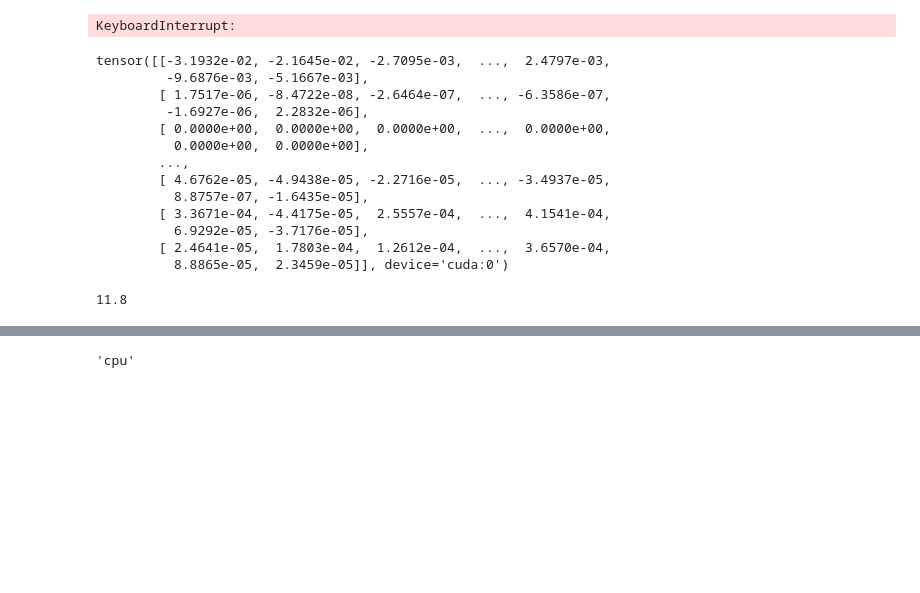
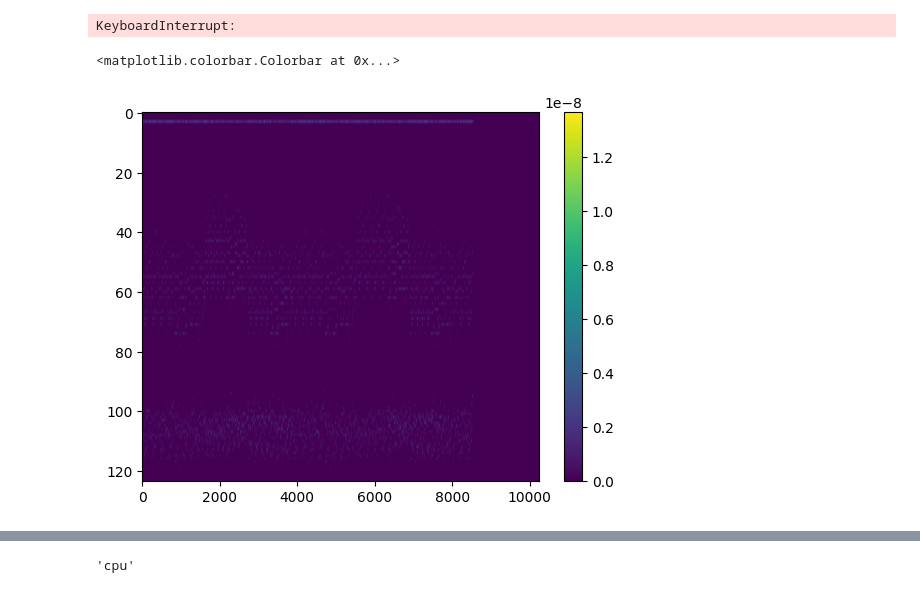
Before and after one commit to eri24816/piano-music-gen, a Jupyter notebook: test_pianoroll.ipynb, the cells around one changed output, grey strips where cells are left out. Cells and saved outputs as stored; diff of their text form; code cells hidden in the pictures; blank space fills up the shorter version.

```diff
--- a/test_pianoroll.ipynb
+++ b/test_pianoroll.ipynb
@@ -71,7 +58,7 @@ class LocalMultiHeadAttention(nn.Module):
         assert dim % heads == 0, 'dimension must be divisible by number of heads'
         self.heads = heads
         self.to_qkv = nn.Linear(dim, dim * 3, bias = False)
-        self.local_attn = LocalAttention(dim = dim // heads, window_size = window_size, causal = causal, dropout = dropout)
+        self.local_attn = LocalAttention(dim = dim // heads, window_size = window_size, causal = causal, dropout = dropout, autopad=True)
 
     def forward(self, x, mask = None):
         B, L, D = x.shape
@@ -121,6 +108,8 @@ class SelectiveAttnTransformer(nn.Module):
     def __init__(self, vocab_size, segment_len, dim = 256):
         super().__init__()
 
+        self.segment_len = segment_len
+
         self.binary_pe_dim = 5
         self.sinusoidal_pe_dim = 123
         self.token_embedding = nn.Embedding(vocab_size, dim)
@@ -135,6 +124,7 @@ class SelectiveAttnTransformer(nn.Module):
         self.out_linear = nn.Linear(dim, vocab_size)
 
     def forward(self, x, pos):
+        B, L = x.shape
         # x: B, L
         # pos: B, L+1
         x = self.token_embedding(x)
@@ -151,14 +141,26 @@ class SelectiveAttnTransformer(nn.Module):
 
         x = x + pe
 
+
         x = self.in_local_attention(x)
         before_down = x
 
-        x = self.downsample(x.transpose(1, 2)).transpose(1, 2)
-        x = self.transformer(x)
-        x = self.upsample(x.transpose(1, 2)).transpose(1, 2)
+        # before entering the downsampled path, we need to make L % segment_len == 0
 
-        x = x + before_down
+        if L >= self.segment_len: # if L < segment_len, we don't need to downsample
+
+            x = x[:, :L - (L % self.segment_len)] # B, L - (L % segment_len), D
+
+            x = self.downsample(x.transpose(1, 2)).transpose(1, 2)
+            x = self.transformer(x)
+            x = self.upsample(x.transpose(1, 2)).transpose(1, 2) # B, L - (L % segment_len), D
+
+            # to avoid information leak, shift the data from the downsampled path right by segment_len-1
+            x = F.pad(x, (0,0,self.segment_len-1, 0), 'constant', 0) # B, L+self.segment_len-1-(L % self.segment_len), D
+            # crop redundant right-most stuff due to the right shift
+            x = x[:, :L] # B, L, D
+            # skip connection
+            x = x + before_down
 
         x = self.out_local_attention(x)
         x = F.leaky_relu(x)
@@ -180,7 +182,7 @@ class PianoRollGenerator(nn.Module):
         return x
 # %%
 model = SelectiveAttnTransformer(len(tokenizer.vocab),128,256)
-crit = nn.CrossEntropyLoss()
+crit = nn.CrossEntropyLoss(ignore_index=0)
 opt = Adam(model.parameters(), lr=1e-4)
 print('number of parameters:', sum(p.numel() for p in model.parameters())/1e6, 'M')
 # %% [output]
@@ -247,6 +244,7 @@ for epoch in range(100):
         batch = {k:v.to(device) for k,v in batch.items()}
         opt.zero_grad()
         out = model(batch['indices'][:,:-1], batch['pos'])
+        out.retain_grad()
         loss = crit((out+batch['output_mask']).transpose(1,2), batch['indices'][:,1:])
         loss.backward()
         opt.step()
@@ -264,24 +262,17 @@ for epoch in range(100):
         if torch.isnan(loss):
             raise ValueError("Loss is NaN")
 
-    inference(f'./output_{epoch}_{i}.mid')
+        if loss < 5:
+            small_loss_out = out.detach().cpu()
+            small_loss_out_grad = out.grad.detach().cpu()
+            small_loss_batch = batch
+        if loss > 100:
+            large_loss_out = out.detach().cpu()
+            large_loss_out_grad = out.grad.detach().cpu()
+            large_loss_batch = batch
+
+    inference(f'./output/output_{epoch}_{i}.mid')
     torch.save(model.state_dict(), f'./model_{epoch}.pth')
     torch.save(opt.state_dict(), f'./opt_{epoch}.pth')
 # %% [output]
 KeyboardInterrupt:
-# %%
-opt.param_groups[0]['params'][0].grad
-# %% [output]
-tensor([[-3.1932e-02, -2.1645e-02, -2.7095e-03,  ...,  2.4797e-03,
-         -9.6876e-03, -5.1667e-03],
-        [ 1.7517e-06, -8.4722e-08, -2.6464e-07,  ..., -6.3586e-07,
-         -1.6927e-06,  2.2832e-06],
-        [ 0.0000e+00,  0.0000e+00,  0.0000e+00,  ...,  0.0000e+00,
-          0.0000e+00,  0.0000e+00],
-        ...,
-        [ 4.6762e-05, -4.9438e-05, -2.2716e-05,  ..., -3.4937e-05,
-          8.8757e-07, -1.6435e-05],
-        [ 3.3671e-04, -4.4175e-05,  2.5557e-04,  ...,  4.1541e-04,
-          6.9292e-05, -3.7176e-05],
-        [ 2.4641e-05,  1.7803e-04,  1.2612e-04,  ...,  3.6570e-04,
-          8.8865e-05,  2.3459e-05]], device='cuda:0')
@@ -290,4 +279,8 @@ inference('a.mid')
-# %%
-print(torch.version.cuda)
-# %% [output]
-11.8
+# %%
+from matplotlib import pyplot as plt
+
+plt.imshow((small_loss_out_grad[0]**2).T, aspect='auto')
+plt.colorbar()
+# %% [output]
+<matplotlib.colorbar.Colorbar at 0x...>
+[figure, added]
```
Also changed, not shown: parts of 7 cells of this notebook, 1 other file.
